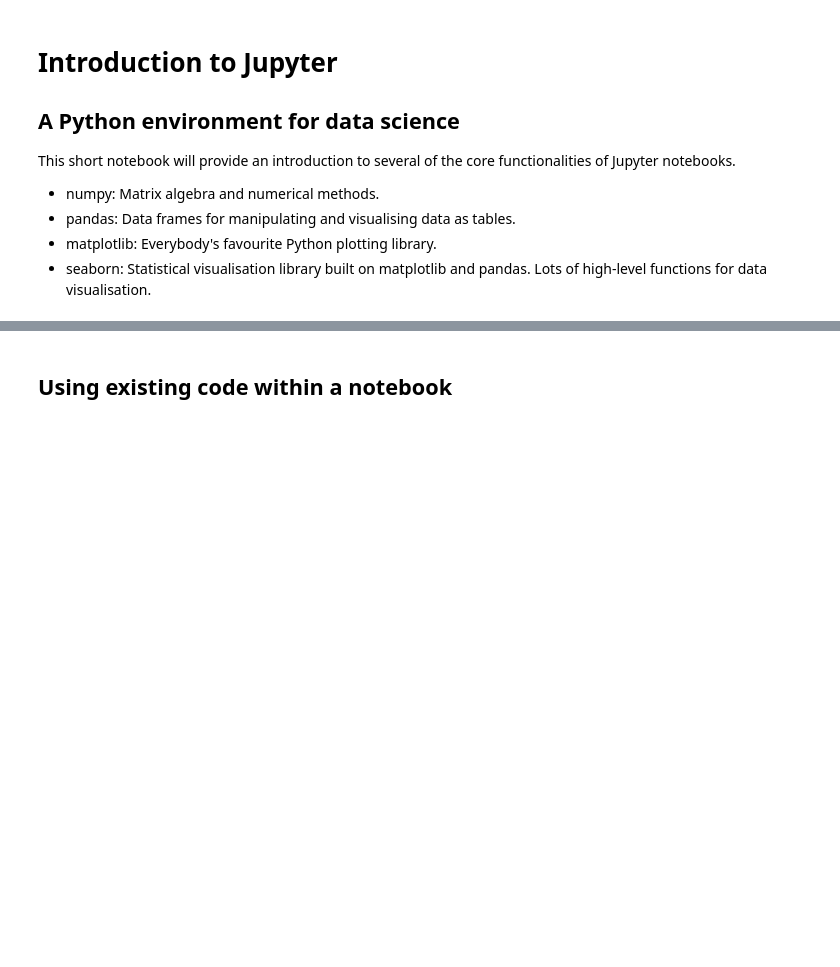
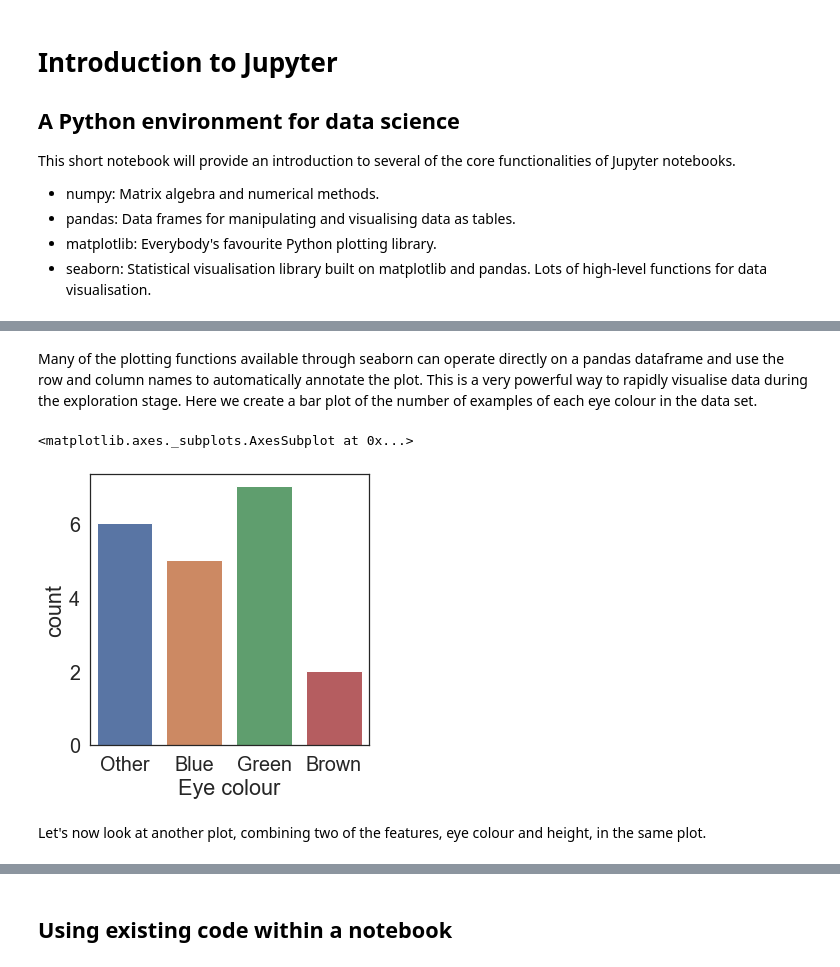
Before and after one commit to ISMB-ECCB-2019-Tutorial-AM4/reproducible-computational-workflows, a Jupyter notebook: 3-jupyter/jupyter-intro.ipynb, the cells around one changed output, grey strips where cells are left out. Cells and saved outputs as stored; diff of their text form; code cells hidden in the pictures; blank space fills up the shorter version.

```diff
--- a/3-jupyter/jupyter-intro.ipynb
+++ b/3-jupyter/jupyter-intro.ipynb
@@ -19,0 +37,10 @@ sns.set(context='notebook', style='white', font_scale=1.8)
+# %% [markdown]
+Many of the plotting functions available through seaborn can operate directly on a pandas dataframe and use the row and column names to automatically annotate the plot. This is a very powerful way to rapidly visualise data during the exploration stage. Here we create a bar plot of the number of examples of each eye colour in the data set.
+# %%
+fig, ax = plt.subplots(1, 1, figsize=(5,5))
+sns.countplot(data=all_data, x='Eye colour', ax=ax)
+# %% [output]
+<matplotlib.axes._subplots.AxesSubplot at 0x...>
+[figure, added]
+# %% [markdown]
+Let's now look at another plot, combining two of the features, eye colour and height, in the same plot.
```
Also changed, not shown: parts of 25 cells of this notebook, 2 other files.
